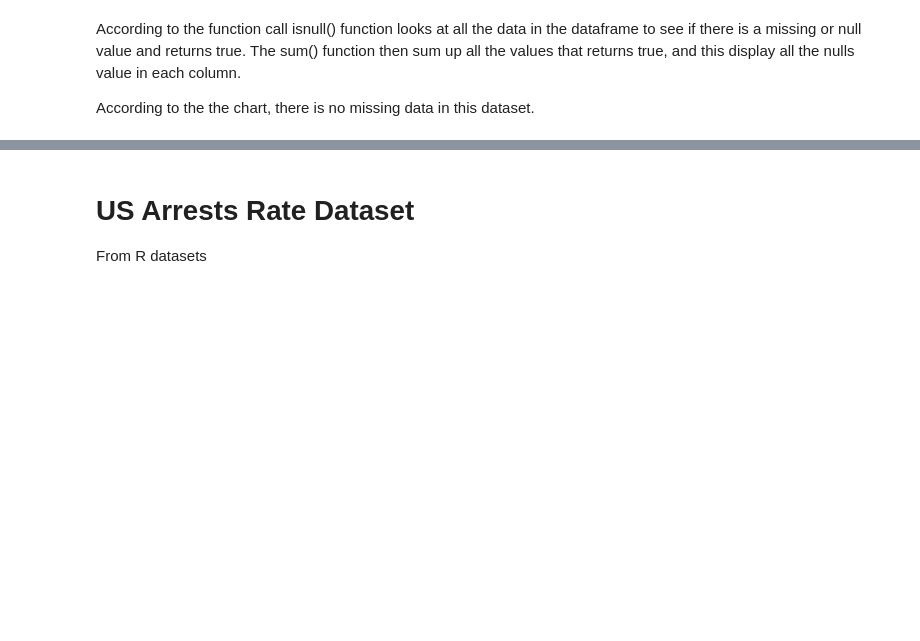
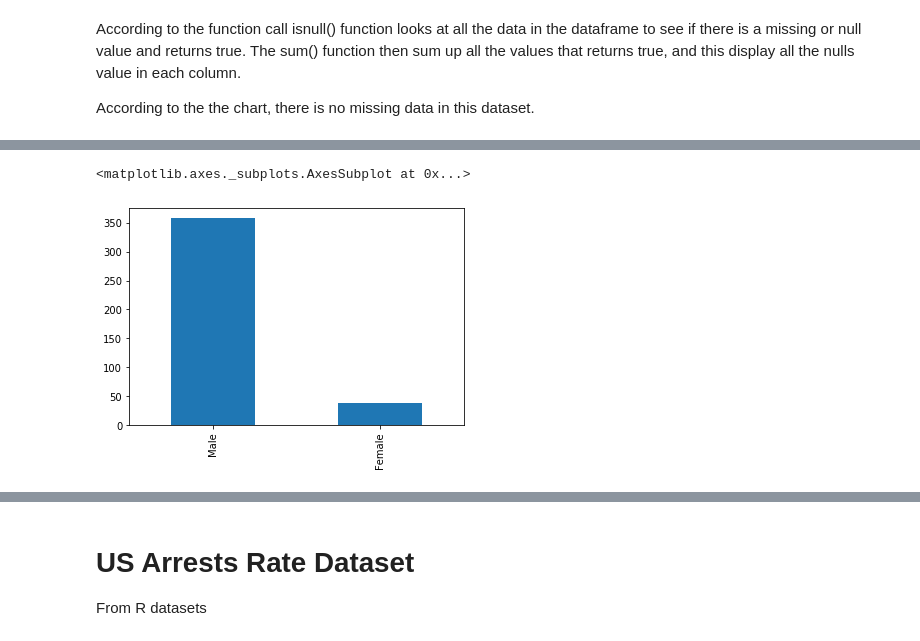
Before and after one commit to KorakotSanti/CSC310_Assignment_2, a Jupyter notebook: Project2.ipynb, the cells around one changed output, grey strips where cells are left out. Saved outputs shown, nothing was run; the diff lists cells and outputs as text; code cells hidden in the pictures; blank space fills up the shorter version.

```diff
--- a/Project2.ipynb
+++ b/Project2.ipynb
@@ -110,0 +160,6 @@ According to the the chart, there is no missing data in this dataset.
+# %%
+# bar chart for sex column
+salary_categorical['sex'].value_counts().plot(kind='bar')
+# %% [output]
+<matplotlib.axes._subplots.AxesSubplot at 0x...>
+[figure, added]
```
Also changed, not shown: parts of 30 cells of this notebook.
